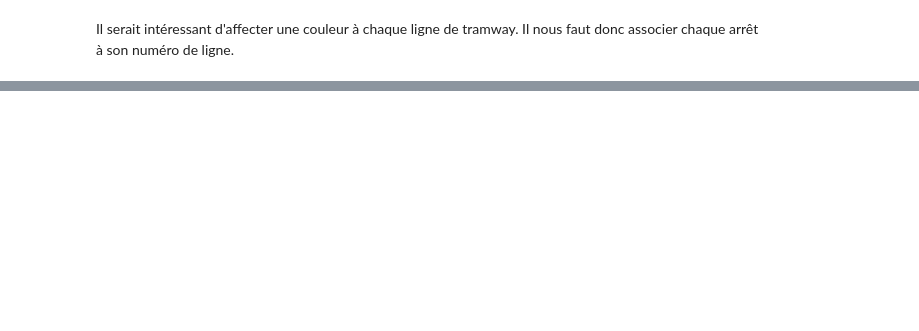
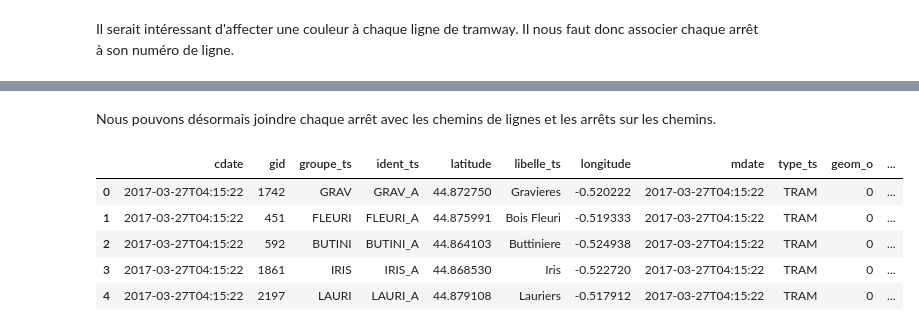
Before and after one commit to axelbellec/BoTigo, a Jupyter notebook: analysis/Stops.ipynb, the cells around one changed output, grey strips where cells are left out. Cells and saved outputs as stored; diff of their text form; code cells hidden in the pictures; blank space fills up the shorter version.

```diff
--- a/analysis/Stops.ipynb
+++ b/analysis/Stops.ipynb
@@ -70,0 +102,4 @@ paths.head()
+# %%
+path_stops = pd.DataFrame(client.get_path_stops(gid=267436931))
+path_stops = pd.DataFrame(path_stops)
+path_stops.head()
@@ -70,0 +113,12 @@ paths.head()
+# %% [markdown]
+Nous pouvons désormais joindre chaque arrêt avec les chemins de lignes et les arrêts sur les chemins.
+# %%
+df = tram_stops.merge(path_stops, left_on='gid', right_on='gid', suffixes=('_ts', '_ps'))
+df.head()
+# %% [output]
+|  | cdate | gid | groupe_ts | ident_ts | latitude | libelle_ts | longitude | mdate | type_ts | geom_o | ... |
+| 0 | 2017-03-27T04:15:22 | 1742 | GRAV | GRAV_A | 44.872750 | Gravieres | -0.520222 | 2017-03-27T04:15:22 | TRAM | 0 | ... |
+| 1 | 2017-03-27T04:15:22 | 451 | FLEURI | FLEURI_A | 44.875991 | Bois Fleuri | -0.519333 | 2017-03-27T04:15:22 | TRAM | 0 | ... |
+| 2 | 2017-03-27T04:15:22 | 592 | BUTINI | BUTINI_A | 44.864103 | Buttiniere | -0.524938 | 2017-03-27T04:15:22 | TRAM | 0 | ... |
+| 3 | 2017-03-27T04:15:22 | 1861 | IRIS | IRIS_A | 44.868530 | Iris | -0.522720 | 2017-03-27T04:15:22 | TRAM | 0 | ... |
+| 4 | 2017-03-27T04:15:22 | 2197 | LAURI | LAURI_A | 44.879108 | Lauriers | -0.517912 | 2017-03-27T04:15:22 | TRAM | 0 | ... |
```
Also changed, not shown: parts of 8 cells of this notebook, 6 other files.
